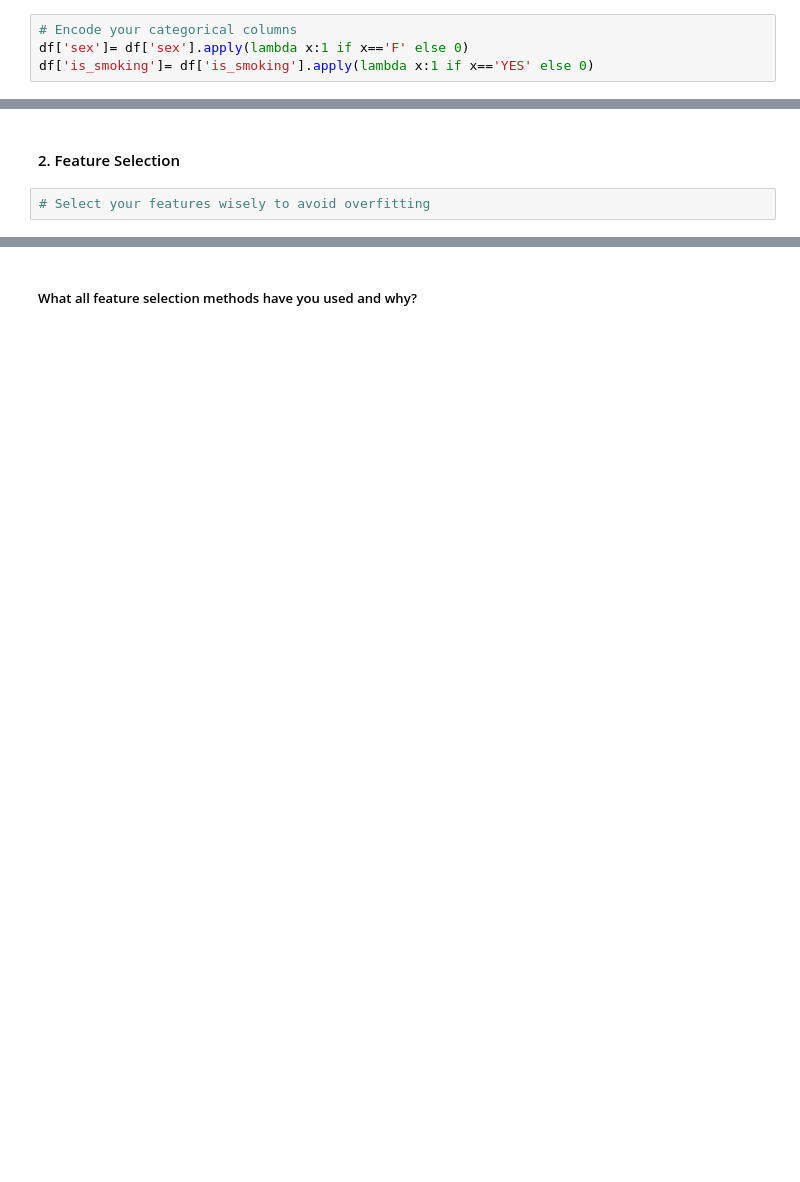
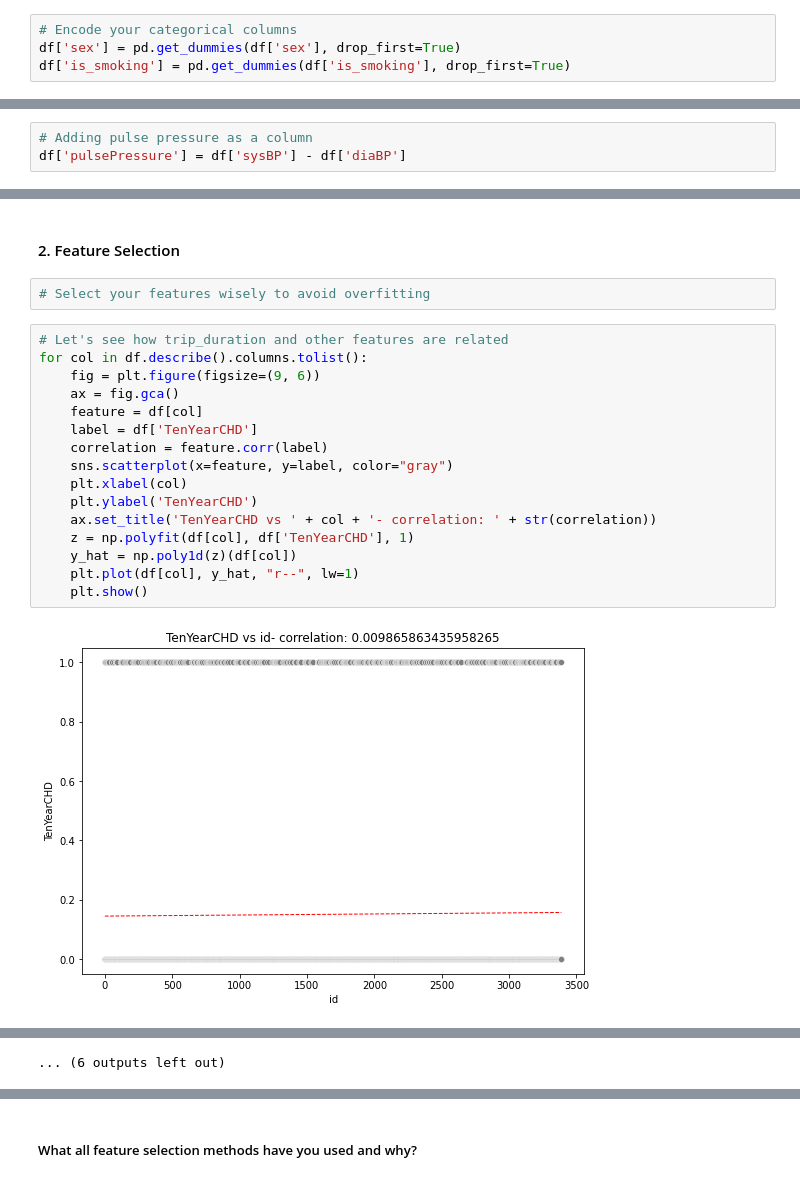
Before and after one commit to Shraddha6999/CARDIOVASCULAR-RISK-PREDICTION-, a Jupyter notebook: Cardiovascular_Risk_Prediction.ipynb, the cells around one changed output, grey strips where cells are left out. Drawn from its saved outputs; the diff is of its cells as text; blank space fills up the shorter version.

```diff
--- a/Cardiovascular_Risk_Prediction.ipynb
+++ b/Cardiovascular_Risk_Prediction.ipynb
@@ -1031,5 +1047,5 @@ Answer Here.
 ### 3. Categorical Encoding
 # %%
 # Encode your categorical columns
-df['sex']= df['sex'].apply(lambda x:1 if x=='F' else 0)
-df['is_smoking']= df['is_smoking'].apply(lambda x:1 if x=='YES' else 0)
+df['sex'] = pd.get_dummies(df['sex'], drop_first=True)
+df['is_smoking'] = pd.get_dummies(df['is_smoking'], drop_first=True)
@@ -1098,0 +1155,3 @@ Answer Here.
+# %%
+# Adding pulse pressure as a column
+df['pulsePressure'] = df['sysBP'] - df['diaBP']
@@ -1100,3 +1168,21 @@ Answer Here.
 #### 2. Feature Selection
 # %%
 # Select your features wisely to avoid overfitting
+# %%
+# Let's see how trip_duration and other features are related
+for col in df.describe().columns.tolist():
+    fig = plt.figure(figsize=(9, 6))
+    ax = fig.gca()
+    feature = df[col]
+    label = df['TenYearCHD']
+    correlation = feature.corr(label)
+    sns.scatterplot(x=feature, y=label, color="gray")
+    plt.xlabel(col)
+    plt.ylabel('TenYearCHD')
+    ax.set_title('TenYearCHD vs ' + col + '- correlation: ' + str(correlation))
+    z = np.polyfit(df[col], df['TenYearCHD'], 1)
+    y_hat = np.poly1d(z)(df[col])
+    plt.plot(df[col], y_hat, "r--", lw=1)
+    plt.show()
+# %% [output]
+[figure, added]
@@ -1102,0 +1200 @@ Answer Here.
+... (6 outputs left out)
```
Also changed, not shown: parts of 33 cells of this notebook.
